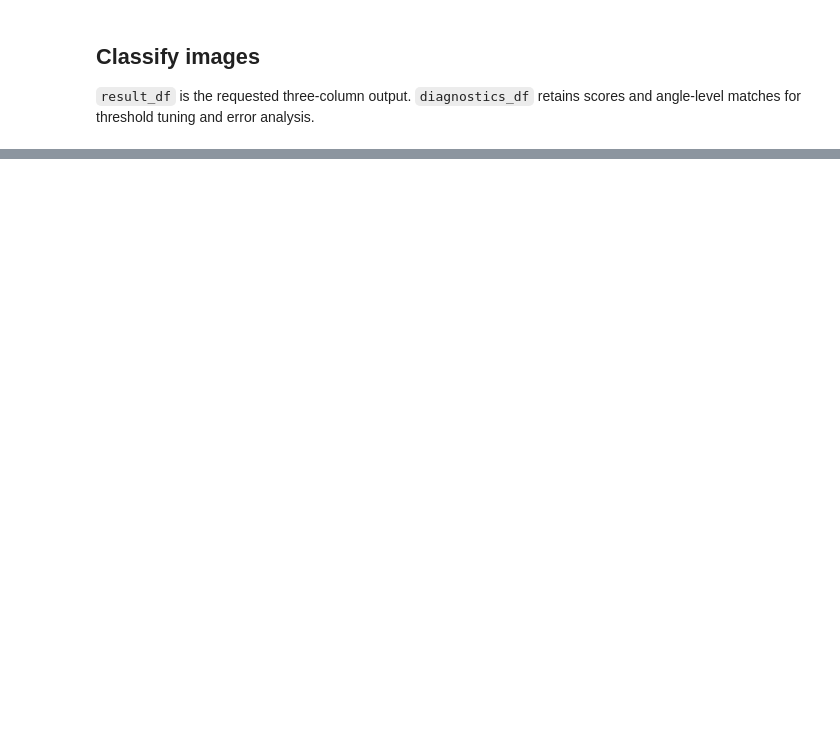
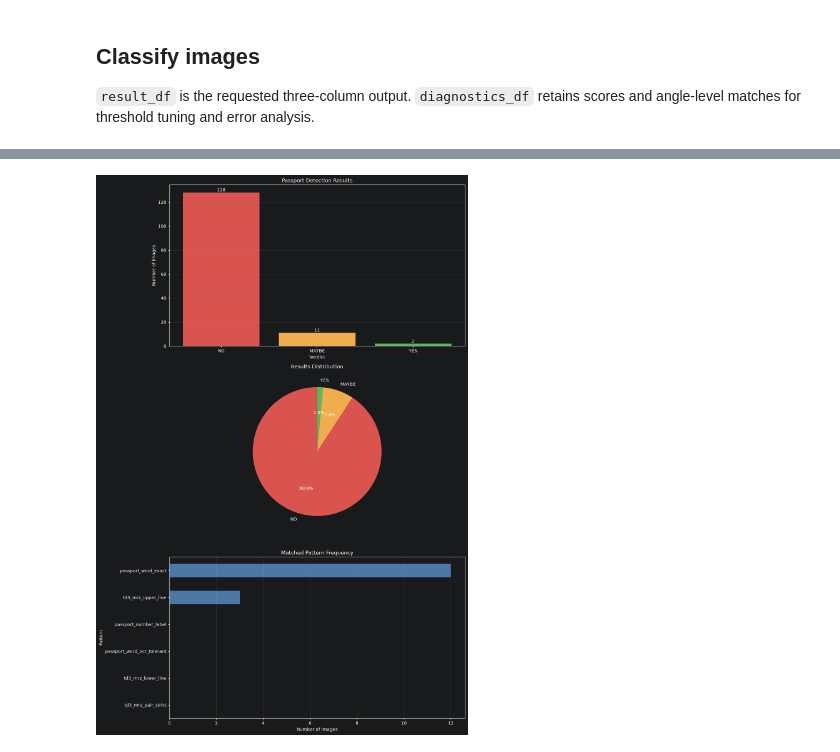
Before and after one commit to ester8840-svg/Project.DS, a Jupyter notebook: passport_text_pattern_detector.ipynb, the cells around one changed output, grey strips where cells are left out. Drawn from its saved outputs; the diff is of its cells as text; code cells hidden in the pictures; blank space fills up the shorter version.

```diff
--- a/passport_text_pattern_detector.ipynb
+++ b/passport_text_pattern_detector.ipynb
@@ -20,8 +20,8 @@ import unicodedata
 
 import pandas as pd
 
-INPUT_CSV = Path("ocr_8_angles_partial.csv")
-OUTPUT_CSV = Path("passport_detection_results.csv")
+INPUT_CSV = Path("ocr_8_angles.csv")
+OUTPUT_CSV = Path("passport_detection_results_v2.csv")
 
 TEXT_COLUMNS = [
     "text_angle_000",
@@ -432,0 +222,75 @@ diagnostics_df.sort_values(
+# %%
+import matplotlib.pyplot as plt
+
+if result_df.empty:
+    raise ValueError("result_df is empty")
+
+verdict_order = ["NO", "MAYBE", "YES"]
+colors = ["#d9534f", "#f0ad4e", "#5cb85c"]
+
+verdict_counts = (
+    result_df["verdict"]
+    .value_counts()
+    .reindex(verdict_order, fill_value=0)
+)
+
+pattern_counts = (
+    result_df["matched_pattern_names"]
+    .fillna("")
+    .str.split("; ")
+    .explode()
+)
+
+pattern_counts = (
+    pattern_counts[pattern_counts.ne("")]
+    .value_counts()
+    .reindex(
+        [pattern["name"] for pattern in PATTERNS],
+        fill_value=0
+    )
+    .sort_values()
+)
+
+# Three rows, one column
+fig, axes = plt.subplots(3, 1, figsize=(12, 18))
+
+# 1. Verdict counts
+bars = axes[0].bar(
+    verdict_counts.index,
+    verdict_counts.values,
+    color=colors
+)
+
+axes[0].bar_label(bars)
+axes[0].set_title("Passport Detection Results")
+axes[0].set_xlabel("Verdict")
+axes[0].set_ylabel("Number of Images")
+axes[0].grid(axis="y", alpha=0.3)
+
+# 2. Verdict percentages
+axes[1].pie(
+    verdict_counts.values,
+    labels=verdict_counts.index,
+    colors=colors,
+    autopct="%1.1f%%",
+    startangle=90
+)
+
+axes[1].set_title("Results Distribution")
+
+# 3. Matched-pattern frequency
+pattern_counts.plot(
+    kind="barh",
+    ax=axes[2],
+    color="#4c78a8"
+)
+
+axes[2].set_title("Matched Pattern Frequency")
+axes[2].set_xlabel("Number of Images")
+axes[2].set_ylabel("Pattern")
+axes[2].grid(axis="x", alpha=0.3)
+
+plt.tight_layout()
+plt.show()
+# %% [output]
+[figure, added]
```
Also changed, not shown: parts of 12 cells of this notebook, 5 other files.
